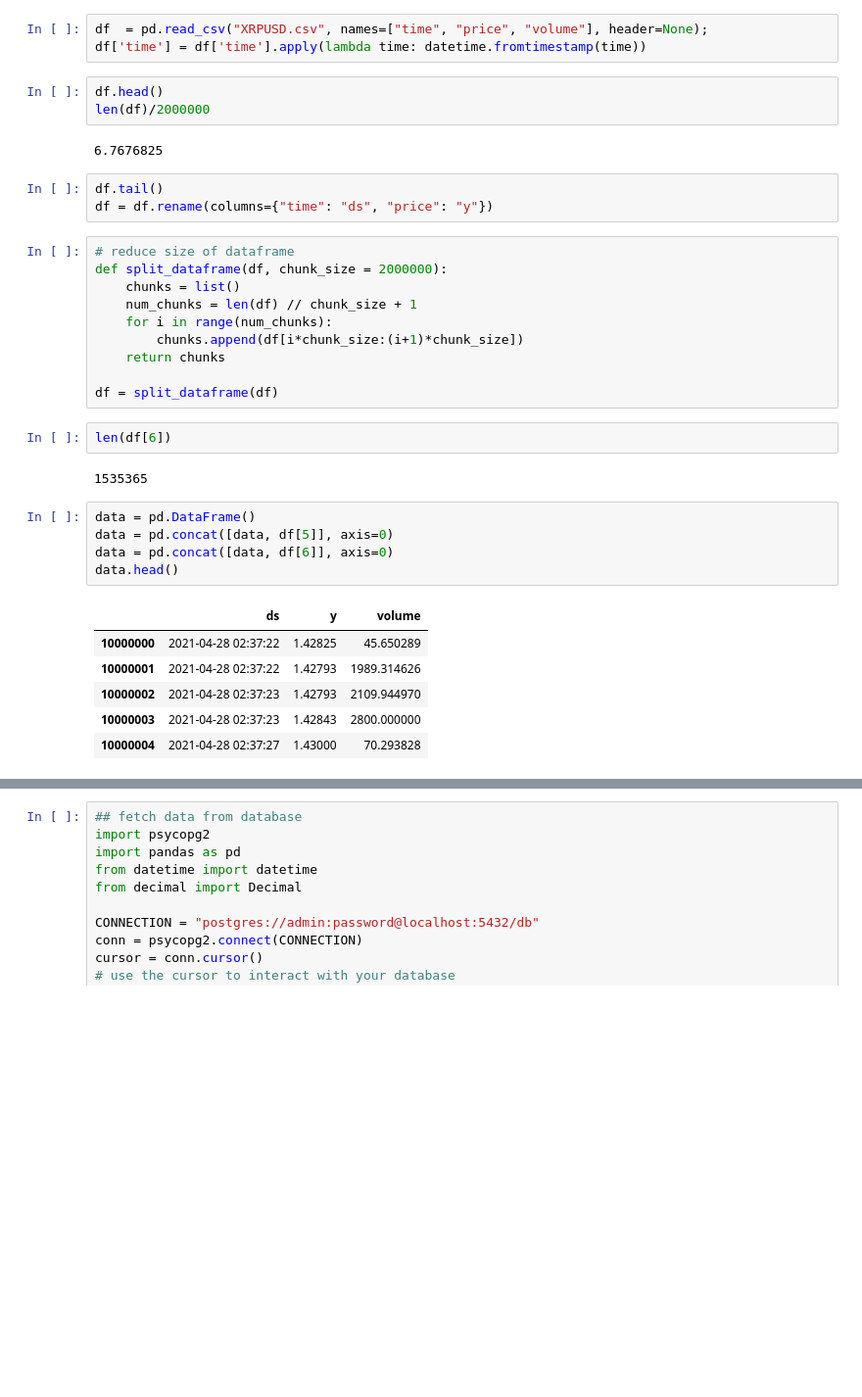
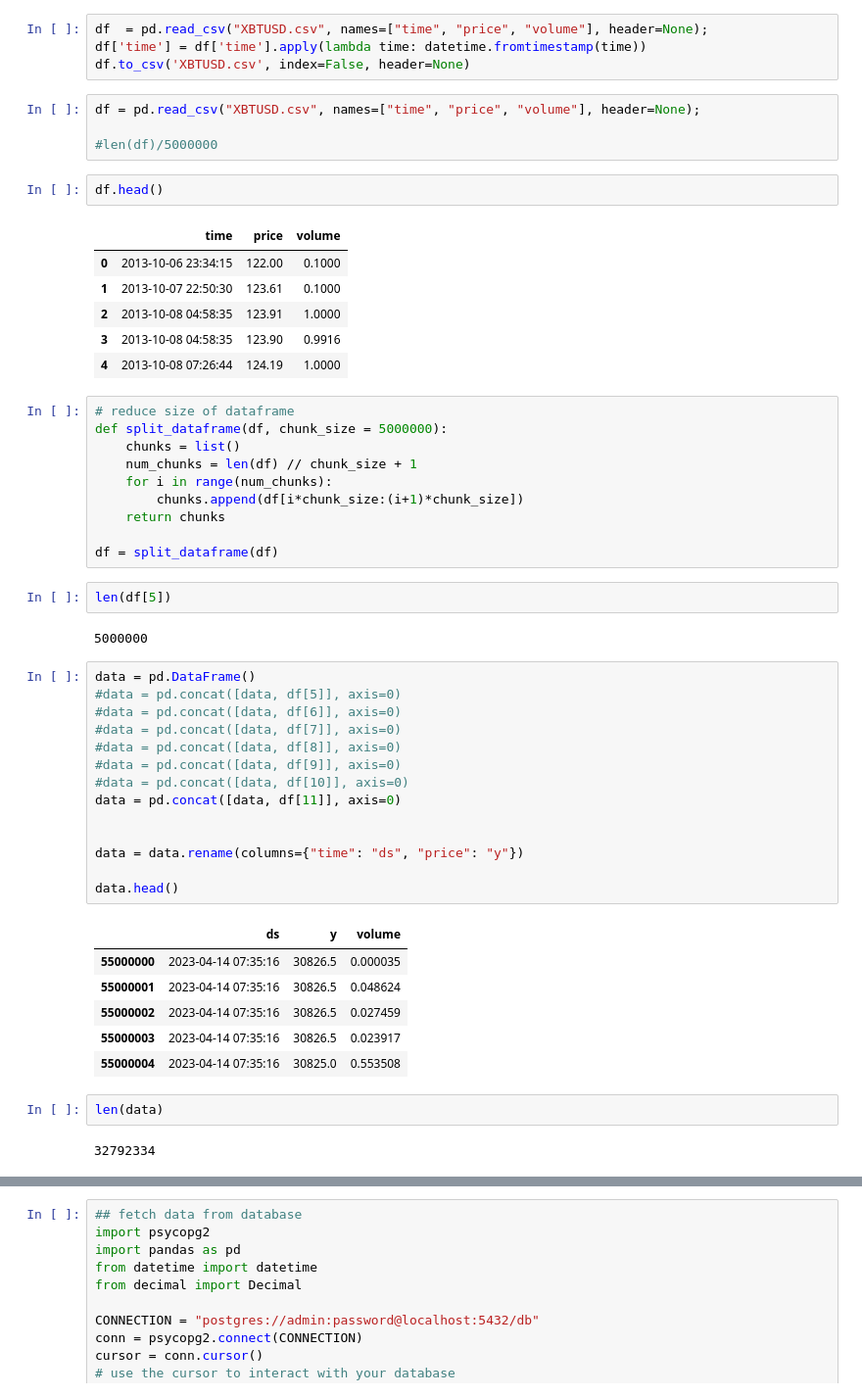
Before and after one commit to rileydavid/kraken-lstm-prediction-engine, a Jupyter notebook: prediction-model/dev_model.ipynb, the cells around one changed output, grey strips where cells are left out. Shown: that part at 98% size. Saved outputs shown, nothing was run; the diff lists cells and outputs as text; blank space fills up the shorter version.

```diff
--- a/prediction-model/dev_model.ipynb
+++ b/prediction-model/dev_model.ipynb
@@ -14,17 +15,23 @@ df.to_csv('XRPUSD.csv', index=False, header=None)
 # %%
-df  = pd.read_csv("XRPUSD.csv", names=["time", "price", "volume"], header=None);
+df  = pd.read_csv("XBTUSD.csv", names=["time", "price", "volume"], header=None);
 df['time'] = df['time'].apply(lambda time: datetime.fromtimestamp(time))
+df.to_csv('XBTUSD.csv', index=False, header=None)
+# %%
+df = pd.read_csv("XBTUSD.csv", names=["time", "price", "volume"], header=None);
+
+#len(df)/5000000
 # %%
 df.head()
-len(df)/2000000
 # %% [output]
-6.7676825
+|  | time | price | volume |
+| 0 | 2013-10-06 23:34:15 | 122.00 | 0.1000 |
+| 1 | 2013-10-07 22:50:30 | 123.61 | 0.1000 |
+| 2 | 2013-10-08 04:58:35 | 123.91 | 1.0000 |
+| 3 | 2013-10-08 04:58:35 | 123.90 | 0.9916 |
+| 4 | 2013-10-08 07:26:44 | 124.19 | 1.0000 |
-# %%
-df.tail()
-df = df.rename(columns={"time": "ds", "price": "y"})
 # %%
 # reduce size of dataframe
-def split_dataframe(df, chunk_size = 2000000):
+def split_dataframe(df, chunk_size = 5000000):
     chunks = list()
     num_chunks = len(df) // chunk_size + 1
     for i in range(num_chunks):
@@ -33,21 +40,34 @@ def split_dataframe(df, chunk_size = 2000000):
 
 df = split_dataframe(df)
 # %%
-len(df[6])
+len(df[5])
 # %% [output]
-1535365
+5000000
 # %%
 data = pd.DataFrame()
-data = pd.concat([data, df[5]], axis=0)
-data = pd.concat([data, df[6]], axis=0)
+#data = pd.concat([data, df[5]], axis=0)
+#data = pd.concat([data, df[6]], axis=0)
+#data = pd.concat([data, df[7]], axis=0)
+#data = pd.concat([data, df[8]], axis=0)
+#data = pd.concat([data, df[9]], axis=0)
+#data = pd.concat([data, df[10]], axis=0)
+data = pd.concat([data, df[11]], axis=0)
+
+
+data = data.rename(columns={"time": "ds", "price": "y"})
+
 data.head()
 # %% [output]
 |  | ds | y | volume |
-| 10000000 | 2021-04-28 02:37:22 | 1.42825 | 45.650289 |
-| 10000001 | 2021-04-28 02:37:22 | 1.42793 | 1989.314626 |
-| 10000002 | 2021-04-28 02:37:23 | 1.42793 | 2109.944970 |
-| 10000003 | 2021-04-28 02:37:23 | 1.42843 | 2800.000000 |
-| 10000004 | 2021-04-28 02:37:27 | 1.43000 | 70.293828 |
+| 55000000 | 2023-04-14 07:35:16 | 30826.5 | 0.000035 |
+| 55000001 | 2023-04-14 07:35:16 | 30826.5 | 0.048624 |
+| 55000002 | 2023-04-14 07:35:16 | 30826.5 | 0.027459 |
+| 55000003 | 2023-04-14 07:35:16 | 30826.5 | 0.023917 |
+| 55000004 | 2023-04-14 07:35:16 | 30825.0 | 0.553508 |
+# %%
+len(data)
+# %% [output]
+32792334
 # %%
 no_volumen = data.drop(columns=["volume"], axis=0)
 no_volumen.head()
```
Also changed, not shown: parts of 7 cells of this notebook, 33 other files.
